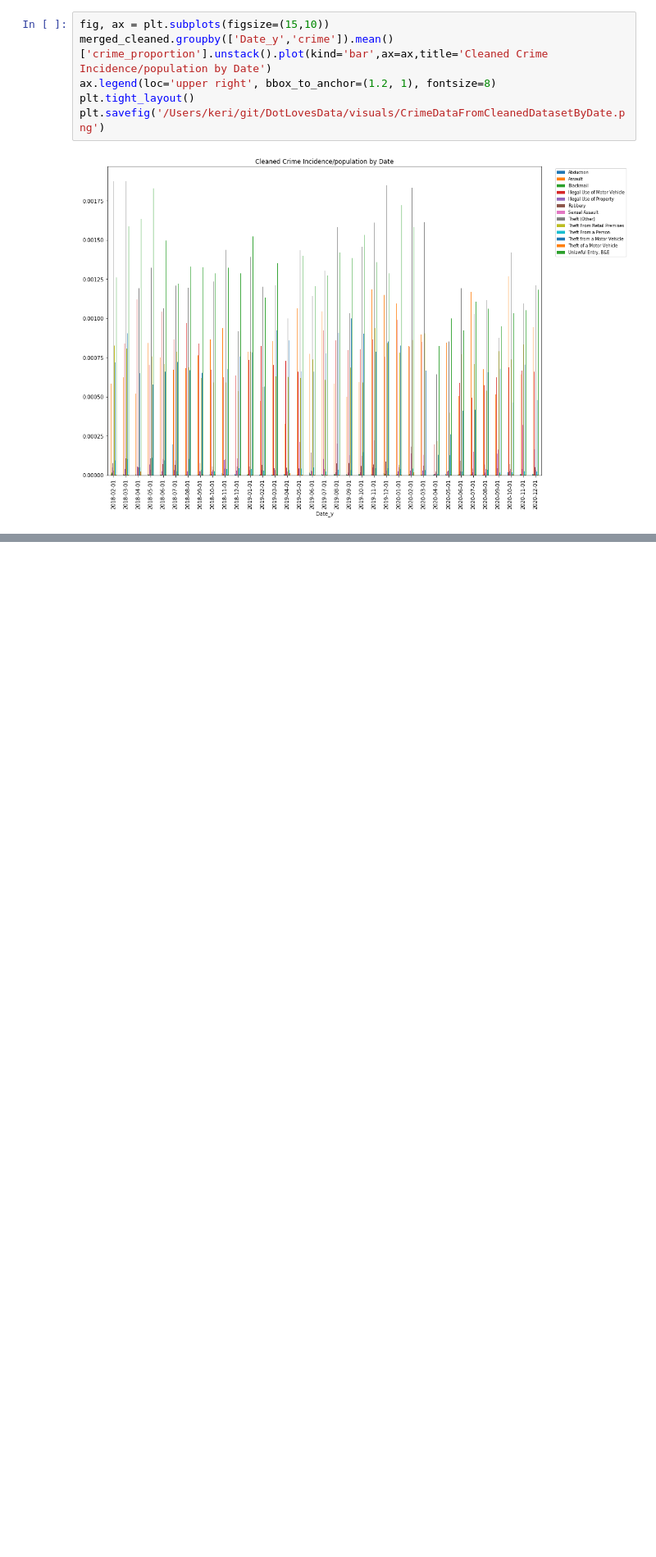
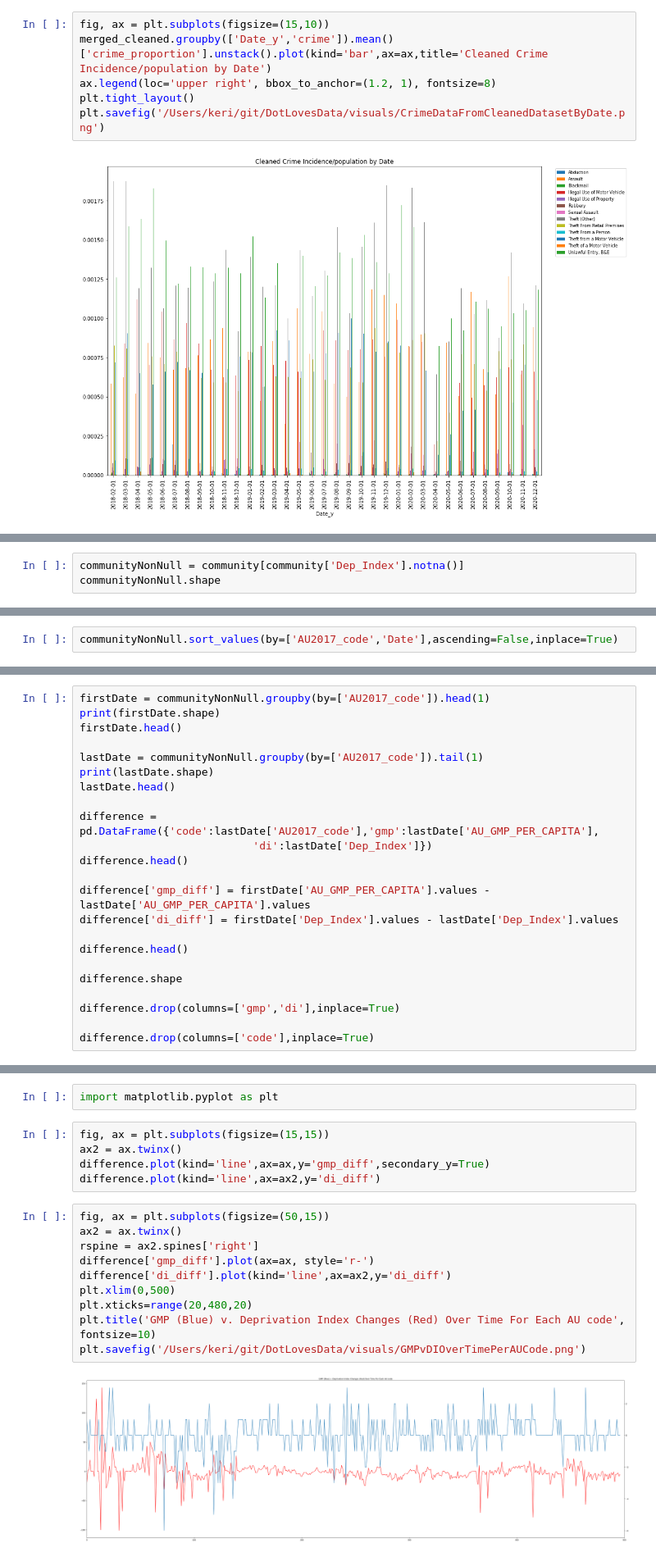
Before and after one commit to keri/DotLovesData, a Jupyter notebook: notebooks/data_exploration_AND_clean_data.ipynb, the cells around one changed output, grey strips where cells are left out. Shown at 82% size. Saved outputs shown, nothing was run; the diff lists cells and outputs as text; blank space fills up the shorter version.

Commit message:
created graphs for change over time DI and GMP

```diff
--- a/notebooks/data_exploration_AND_clean_data.ipynb
+++ b/notebooks/data_exploration_AND_clean_data.ipynb
@@ -340,0 +343,3 @@ plt.savefig('/Users/keri/git/DotLovesData/visuals/CrimeDataFromCleanedDatasetByD
+# %%
+communityNonNull = community[community['Dep_Index'].notna()]
+communityNonNull.shape
@@ -340,0 +357,2 @@ plt.savefig('/Users/keri/git/DotLovesData/visuals/CrimeDataFromCleanedDatasetByD
+# %%
+communityNonNull.sort_values(by=['AU2017_code','Date'],ascending=False,inplace=True)
@@ -340,0 +364,23 @@ plt.savefig('/Users/keri/git/DotLovesData/visuals/CrimeDataFromCleanedDatasetByD
+# %%
+firstDate = communityNonNull.groupby(by=['AU2017_code']).head(1)
+print(firstDate.shape)
+firstDate.head()
+
+lastDate = communityNonNull.groupby(by=['AU2017_code']).tail(1)
+print(lastDate.shape)
+lastDate.head()
+
+difference = pd.DataFrame({'code':lastDate['AU2017_code'],'gmp':lastDate['AU_GMP_PER_CAPITA'],
+                           'di':lastDate['Dep_Index']})
+difference.head()
+
+difference['gmp_diff'] = firstDate['AU_GMP_PER_CAPITA'].values - lastDate['AU_GMP_PER_CAPITA'].values
+difference['di_diff'] = firstDate['Dep_Index'].values - lastDate['Dep_Index'].values
+
+difference.head()
+
+difference.shape
+
+difference.drop(columns=['gmp','di'],inplace=True)
+
+difference.drop(columns=['code'],inplace=True)
@@ -340,0 +395,19 @@ plt.savefig('/Users/keri/git/DotLovesData/visuals/CrimeDataFromCleanedDatasetByD
+# %%
+import matplotlib.pyplot as plt
+# %%
+fig, ax = plt.subplots(figsize=(15,15))
+ax2 = ax.twinx()
+difference.plot(kind='line',ax=ax,y='gmp_diff',secondary_y=True)
+difference.plot(kind='line',ax=ax2,y='di_diff')
+# %%
+fig, ax = plt.subplots(figsize=(50,15))
+ax2 = ax.twinx()
+rspine = ax2.spines['right']
+difference['gmp_diff'].plot(ax=ax, style='r-')
+difference['di_diff'].plot(kind='line',ax=ax2,y='di_diff')
+plt.xlim(0,500)
+plt.xticks=range(20,480,20)
+plt.title('GMP (Blue) v. Deprivation Index Changes (Red) Over Time For Each AU code', fontsize=10)
+plt.savefig('/Users/keri/git/DotLovesData/visuals/GMPvDIOverTimePerAUCode.png')
+# %% [output]
+[figure, added]
```
Also changed, not shown: parts of 10 cells of this notebook, 4 other files.
